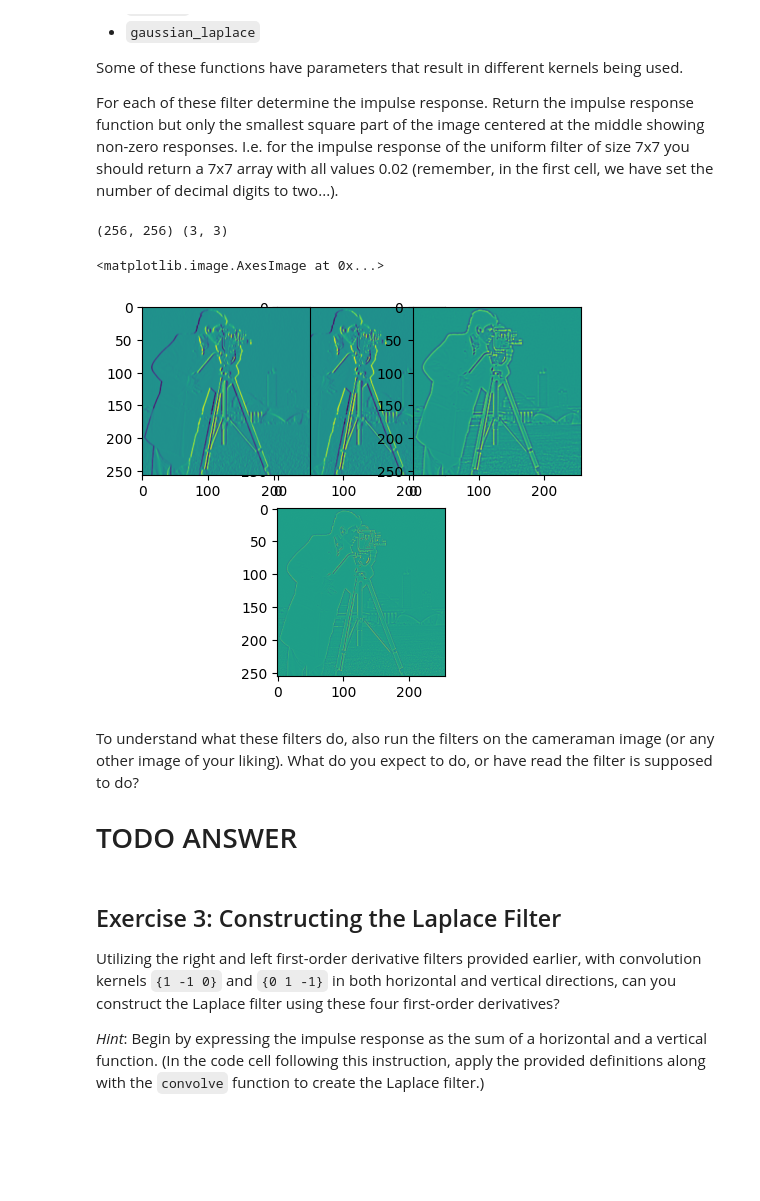
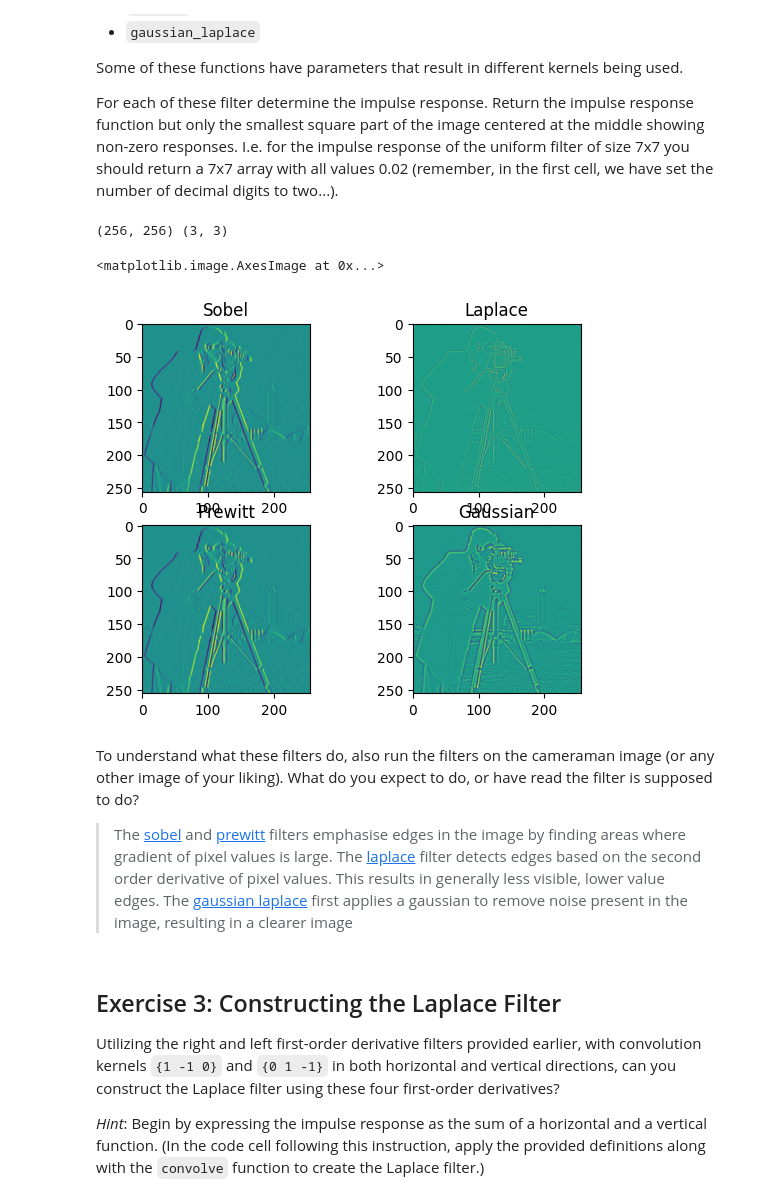
Before and after one commit to jasonmroes/computer_vision, a Jupyter notebook: LaptopAssignment3_ICV_student/3_convolutions_and_local_structure.ipynb, the cells around one changed output. Drawn from its saved outputs; the diff is of its cells as text; code cells hidden in the pictures; blank space fills up the shorter version.

```diff
--- a/LaptopAssignment3_ICV_student/3_convolutions_and_local_structure.ipynb
+++ b/LaptopAssignment3_ICV_student/3_convolutions_and_local_structure.ipynb
@@ -241,42 +241,46 @@ def gaussian_laplace_filter():
     # Apply filter to impulse
     impulse = gaussian_laplace(impulse, sigma)
 
     # Remove zero columns and rows
     nonzero = remove_zeros(impulse)
     return nonzero
 
 # print(sobel_filter())
 # print(laplace_filter())
 # print(prewitt_filter())
 # print(gaussian_laplace_filter())
 
 # Apply filters to Fcam
 print(Fcam.shape, sobel_filter().shape)
 
 s_cam = convolve(Fcam, sobel_filter())
 l_cam = convolve(Fcam, laplace_filter())
 p_cam = convolve(Fcam, prewitt_filter())
 g_cam = convolve(Fcam, gaussian_laplace_filter())
 
-plt.subplot(211)
+plt.subplot(221)
+plt.title("Sobel")
 plt.imshow(s_cam)
 
-plt.subplot(212)
+plt.subplot(222)
+plt.title("Laplace")
 plt.imshow(l_cam)
 
-plt.subplot(221)
+plt.subplot(223)
+plt.title("Prewitt")
 plt.imshow(p_cam)
 
-plt.subplot(222)
+plt.subplot(224)
+plt.title("Gaussian")
 plt.imshow(g_cam)
 # %% [output]
 (256, 256) (3, 3)
 <matplotlib.image.AxesImage at 0x...>
-[figure, old version]
+[figure, new version]
 # %% [markdown]
 To understand what these filters do, also run the filters on the cameraman image (or any other image of your liking). What do you expect to do, or have read the filter is supposed to do?
 
-# TODO ANSWER
+> The [sobel](https://en.wikipedia.org/wiki/Sobel_operator) and [prewitt](https://en.wikipedia.org/wiki/Prewitt_operator) filters emphasise edges in the image by finding areas where gradient of pixel values is large. The [laplace](https://en.wikipedia.org/wiki/Discrete_Laplace_operator#Image_processing) filter detects edges based on the second order derivative of pixel values. This results in generally less visible, lower value edges. The [gaussian laplace](https://homepages.inf.ed.ac.uk/rbf/HIPR2/log.htm?utm_source=chatgpt.com) first applies a gaussian to remove noise present in the image, resulting in a clearer image
 # %% [markdown]
 ## Exercise 3: Constructing the Laplace Filter
 
```
Also changed, not shown: parts of 1 cell of this notebook.
